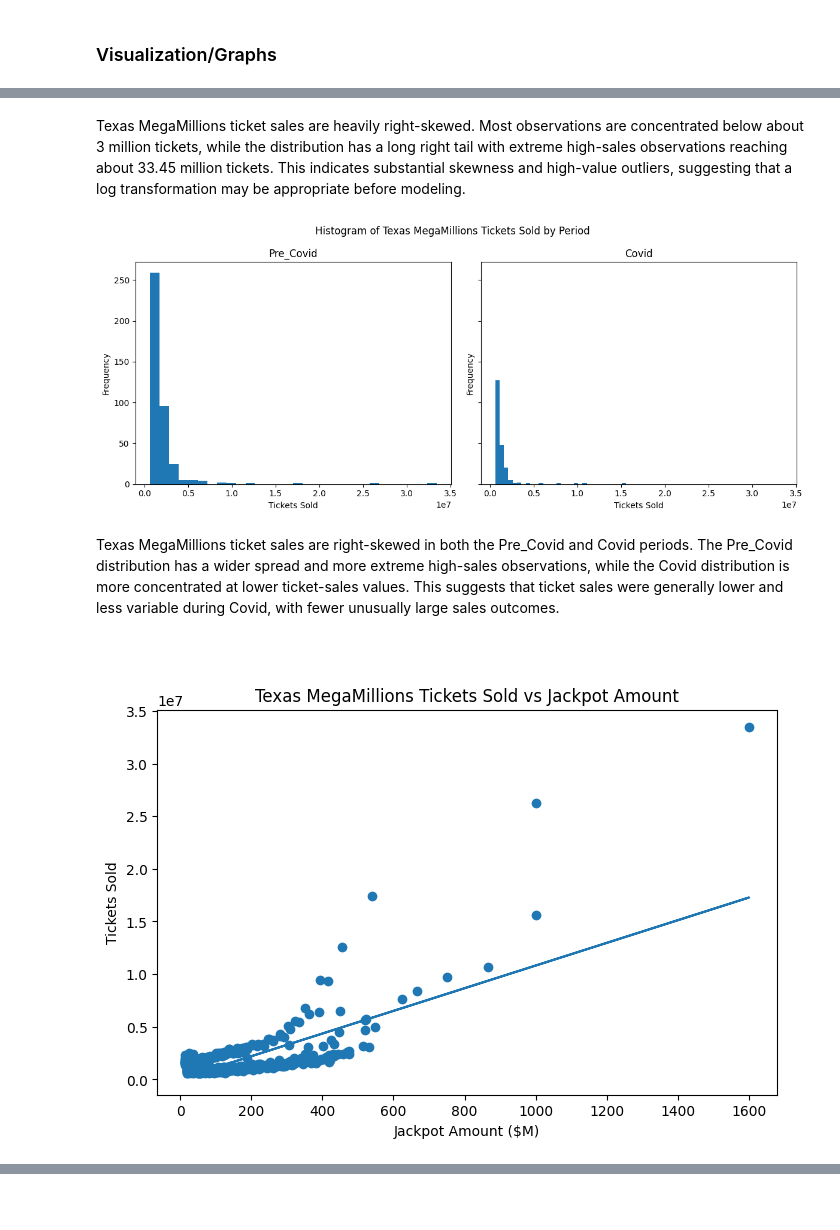
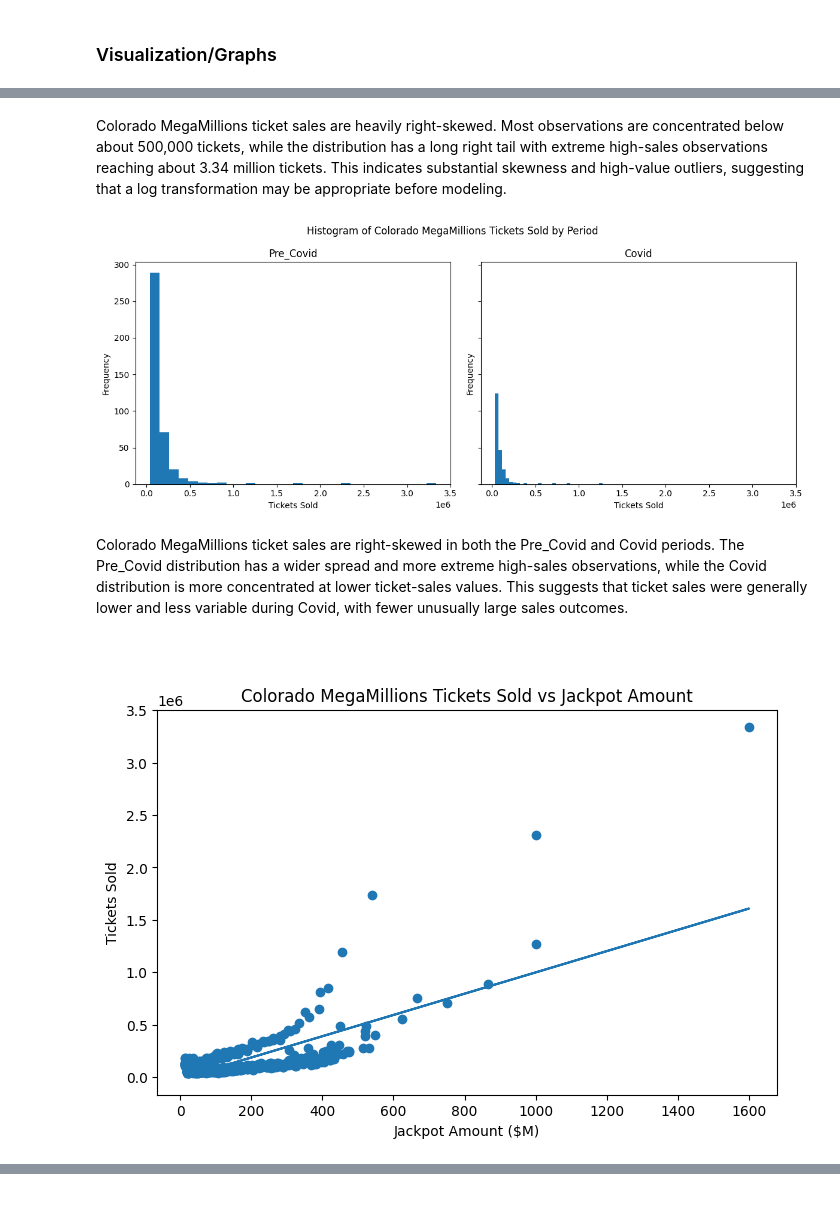
Before and after one commit to xiaolingsundberg/CovidOnLottery, a Jupyter notebook: Program/megamillions_tickets_colorado.ipynb, the cells around one changed output, grey strips where cells are left out. Drawn from its saved outputs; the diff is of its cells as text; code cells hidden in the pictures.

```diff
--- a/Program/megamillions_tickets_colorado.ipynb
+++ b/Program/megamillions_tickets_colorado.ipynb
@@ -177,5 +177,5 @@ plt.show()
 # %% [markdown]
-Texas MegaMillions ticket sales are heavily right-skewed. Most observations are concentrated below about 3 million tickets, while the distribution has a long right tail with extreme high-sales observations reaching about 33.45 million tickets. This indicates substantial skewness and high-value outliers, suggesting that a log transformation may be appropriate before modeling.
+Colorado MegaMillions ticket sales are heavily right-skewed. Most observations are concentrated below about 500,000 tickets, while the distribution has a long right tail with extreme high-sales observations reaching about 3.34 million tickets. This indicates substantial skewness and high-value outliers, suggesting that a log transformation may be appropriate before modeling.
 # %%
 # histogram of tickets sold by periods for comparison
 fig, axes = plt.subplots(1, 2, figsize=(12, 5), sharex=True, sharey=True)
@@ -192,28 +192,28 @@ axes[1].set_title("Covid")
 axes[1].set_xlabel("Tickets Sold")
 axes[1].set_ylabel("Frequency")
 
-plt.suptitle("Histogram of Texas MegaMillions Tickets Sold by Period")
+plt.suptitle("Histogram of Colorado MegaMillions Tickets Sold by Period")
 plt.tight_layout()
 plt.show()
 # %% [output]
-[figure, old version]
+[figure, new version]
 # %% [markdown]
-Texas MegaMillions ticket sales are right-skewed in both the Pre_Covid and Covid periods. The Pre_Covid distribution has a wider spread and more extreme high-sales observations, while the Covid distribution is more concentrated at lower ticket-sales values. This suggests that ticket sales were generally lower and less variable during Covid, with fewer unusually large sales outcomes.
+Colorado MegaMillions ticket sales are right-skewed in both the Pre_Covid and Covid periods. The Pre_Covid distribution has a wider spread and more extreme high-sales observations, while the Covid distribution is more concentrated at lower ticket-sales values. This suggests that ticket sales were generally lower and less variable during Covid, with fewer unusually large sales outcomes.
 # %% [markdown]
 <br>
 # %%
 # scatter plot - show how tickets sold changes as the amount of jackpot changes
 
 plt.figure(figsize=(8,5))
 plt.scatter(df["jackpot_amount($)"],df["tickets_sold"])
 
 m,b = np.polyfit(df["jackpot_amount($)"], df["tickets_sold"],1)
 plt.plot(df["jackpot_amount($)"], m*df["jackpot_amount($)"]+b)
 
 plt.xlabel("Jackpot Amount ($M)")
 plt.ylabel("Tickets Sold")
-plt.title("Texas MegaMillions Tickets Sold vs Jackpot Amount")
+plt.title("Colorado MegaMillions Tickets Sold vs Jackpot Amount")
 plt.show()
 # %% [output]
-[figure, old version]
+[figure, new version]
 # %% [markdown]
```
Also changed, not shown: parts of 36 cells of this notebook.
